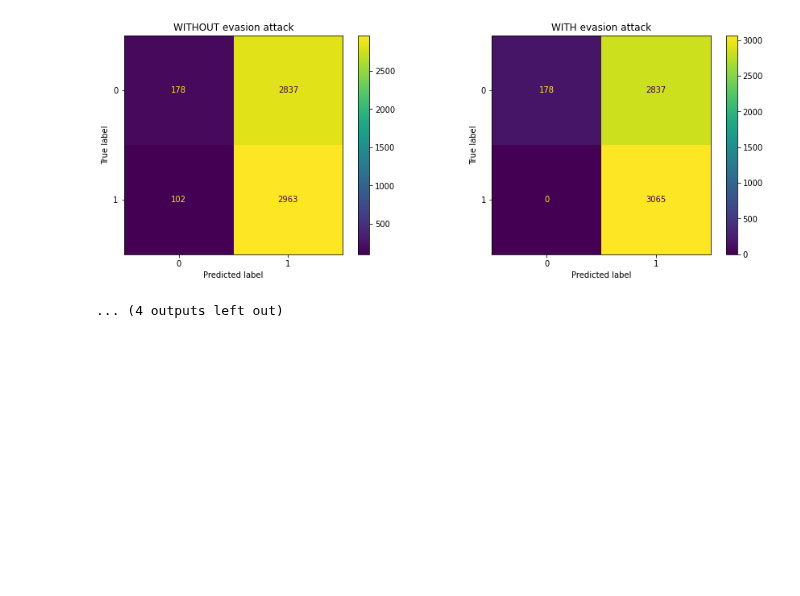
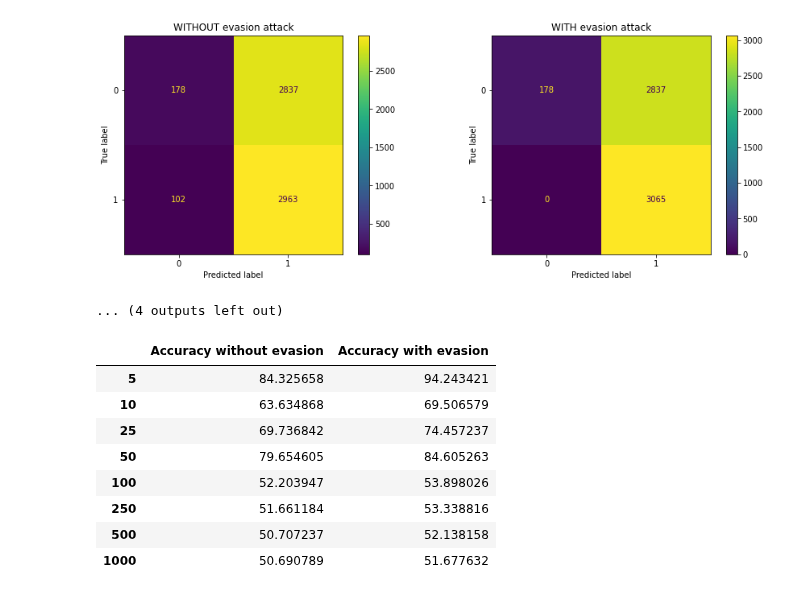
Before and after one commit to kponichtera/cs4035-cda, a Jupyter notebook: lab4/Lab4.ipynb, the cells around one changed output. Drawn from its saved outputs; the diff is of its cells as text; code cells hidden in the pictures; blank space fills up the shorter version.

```diff
--- a/lab4/Lab4.ipynb
+++ b/lab4/Lab4.ipynb
@@ -102,3 +96,22 @@ def evade(sample, coef):
+# %%
+def evade(sample, coef):
+    """
+    Performs an evasion attack on the provided sample,
+    based on the coefficient values of the linear model.
+    If the coefficient value of the particular import is negative,
+    it adds the import.
+
+    Arguments:
+        sample: the array-like element, representing the imports
+        coef: array of the coefficient values of the linear model
+    Returns:
+        Copy of the passed sample with the evasion attack performed on it.
+    """
+    result = sample.copy()
+    for i in range(len(result)):
+        if coef[i] < 0:
+            result[i] = 1
+    return result
 # %%
 X_attack = X_test.copy()
 
@@ -388,9 +448,20 @@ Accuracy: 53.338815789473685
 # %%
 accuracies = {
     'Accuracy without evasion': clf_accuracies,
     'Accuracy with evasion': clf_evasion_accuracies
 }
 
-df_iterations = pd.DataFrame(accuracies)
+df_iterations = pd.DataFrame(accuracies, index=batch_sizes)
+df_iterations
+# %% [output]
+|  | Accuracy without evasion | Accuracy with evasion |
+| 5 | 84.325658 | 94.243421 |
+| 10 | 63.634868 | 69.506579 |
+| 25 | 69.736842 | 74.457237 |
+| 50 | 79.654605 | 84.605263 |
+| 100 | 52.203947 | 53.898026 |
+| 250 | 51.661184 | 53.338816 |
+| 500 | 50.707237 | 52.138158 |
+| 1000 | 50.690789 | 51.677632 |
 # %%
 _, ax = plt.subplots(1, 1, figsize=(25, 5))
```
Also changed, not shown: parts of 20 cells of this notebook.
